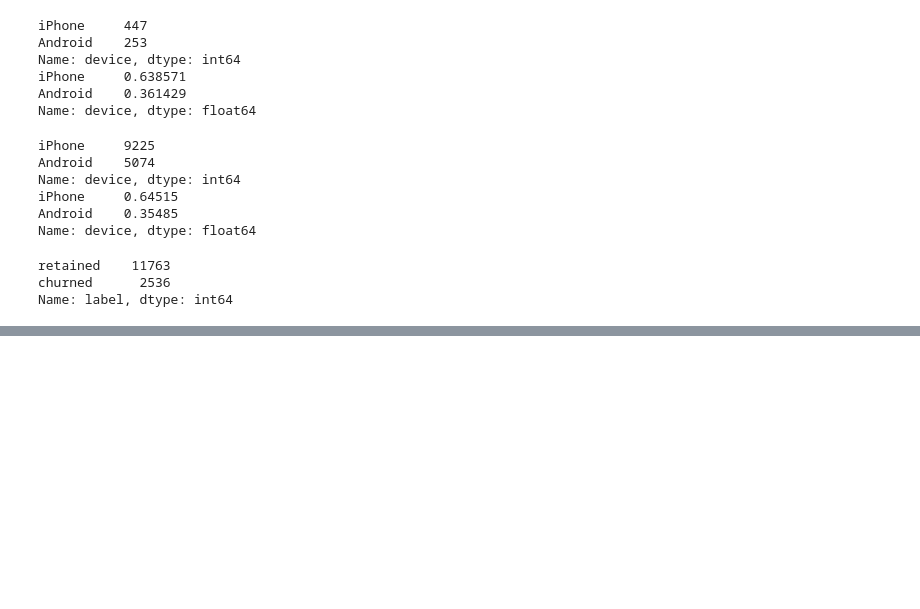
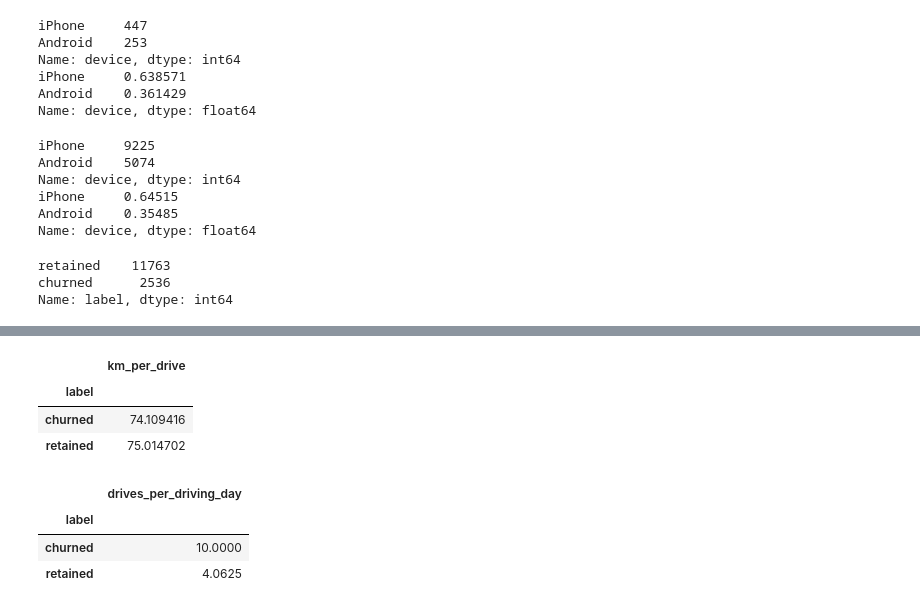
Before and after one commit to OTMounir/Waze-Project, a Jupyter notebook: Analyze Phase (Pace).ipynb, the cells around one changed output, grey strips where cells are left out. Saved outputs shown, nothing was run; the diff lists cells and outputs as text; code cells hidden in the pictures; blank space fills up the shorter version.

```diff
--- a/Analyze Phase (Pace).ipynb
+++ b/Analyze Phase (Pace).ipynb
@@ -141,0 +175,23 @@ Series([], Name: label, dtype: int64)
+# %%
+waze_df['km_per_drive'] = waze_df['driven_km_drives'] / waze_df['drives']
+
+# Group by `label`, calculate the median, and isolate for km per drive
+median_km_per_drive = waze_df.groupby('label').median(numeric_only=True)[['km_per_drive']]
+median_km_per_drive
+# %% [output]
+|  | km_per_drive |
+| label |  |
+| churned | 74.109416 |
+| retained | 75.014702 |
+# %%
+# Add a column to df called `drives_per_driving_day`
+waze_df['drives_per_driving_day'] = waze_df['drives'] / waze_df['driving_days']
+
+# Group by `label`, calculate the median, and isolate for drives per driving day
+median_drives_per_driving_day = waze_df.groupby('label').median(numeric_only=True)[['drives_per_driving_day']]
+median_drives_per_driving_day
+# %% [output]
+|  | drives_per_driving_day |
+| label |  |
+| churned | 10.0000 |
+| retained | 4.0625 |
```
Also changed, not shown: parts of 9 cells of this notebook.
